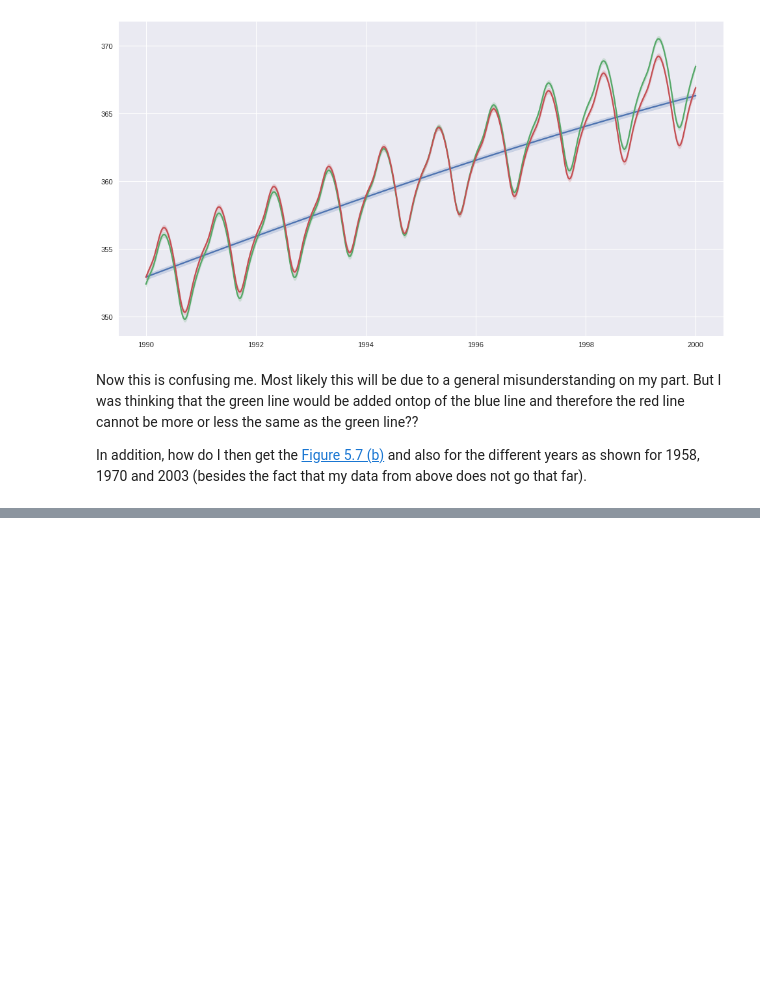
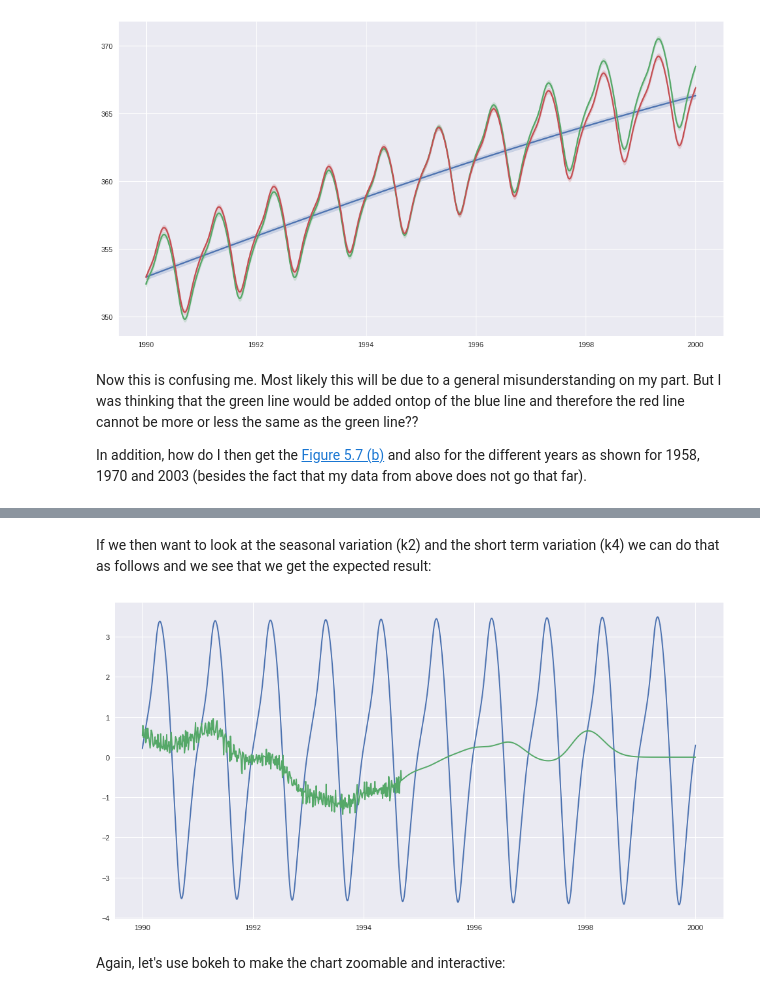
Before and after one commit to cs224/dev-meetup-gaussian-processes, a Jupyter notebook: co2-mauna-loa-gaussian-process-regression.ipynb, the cells around one changed output, grey strips where cells are left out. Cells and saved outputs as stored; diff of their text form; code cells hidden in the pictures; blank space fills up the shorter version.

```diff
--- a/co2-mauna-loa-gaussian-process-regression.ipynb
+++ b/co2-mauna-loa-gaussian-process-regression.ipynb
@@ -156,0 +314,11 @@ In addition, how do I then get the [Figure 5.7 (b)](http://www.gaussianprocess.o
+# %% [markdown]
+If we then want to look at the seasonal variation (k2) and the short term variation (k4) we can do that as follows and we see that we get the expected result:
+# %%
+fig=plt.figure(figsize=(15, 8), dpi= 80, facecolor='w', edgecolor='k')
+ax = plt.subplot(1, 1, 1)
+line2, = ax.plot(xx, y_pred[2])
+line4, = ax.plot(xx, y_pred[3])
+# %% [output]
+[figure, added]
+# %% [markdown]
+Again, let's use bokeh to make the chart zoomable and interactive:
```
Also changed, not shown: parts of 14 cells of this notebook.
